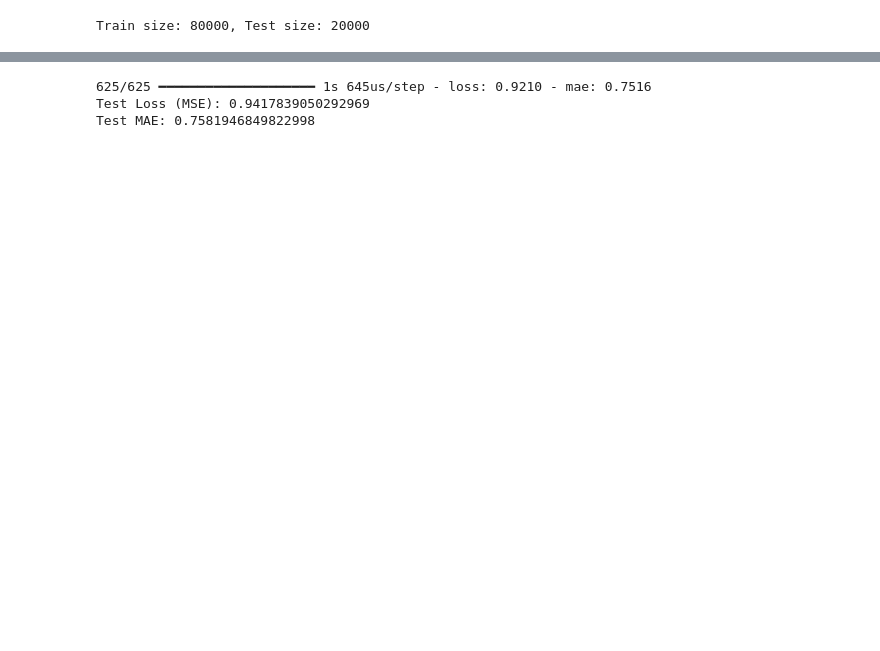
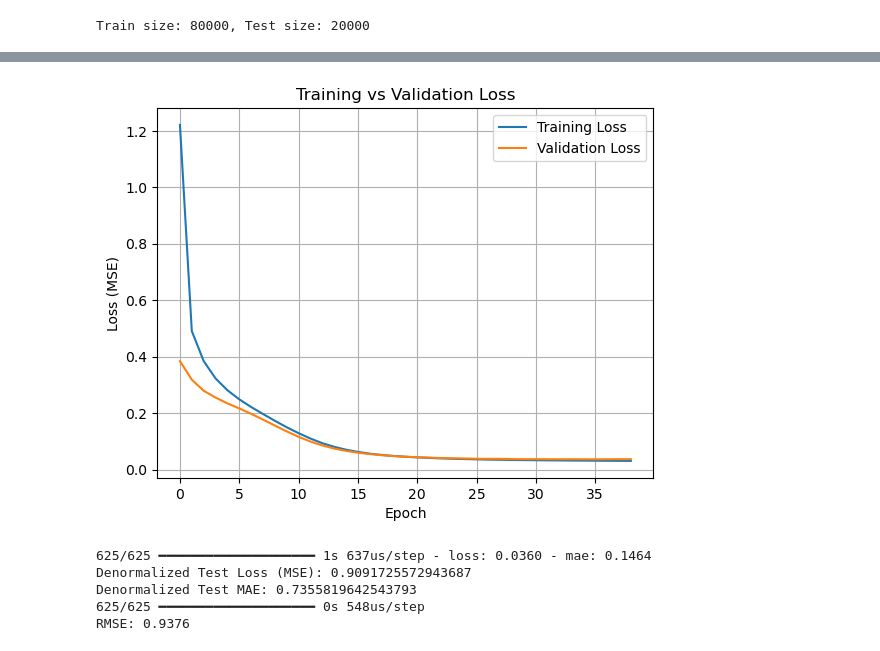
Before and after one commit to zahra5898/1404, a Jupyter notebook: recommendation-system/recommendation-system.ipynb, the cells around one changed output, grey strips where cells are left out. Cells and saved outputs as stored; diff of their text form; code cells hidden in the pictures; blank space fills up the shorter version.

```diff
--- a/recommendation-system/recommendation-system.ipynb
+++ b/recommendation-system/recommendation-system.ipynb
@@ -64,6 +67,7 @@ item_encoder = LabelEncoder()
 
 df['user'] = user_encoder.fit_transform(df['user_id'])
 df['item'] = item_encoder.fit_transform(df['movie_id'])
+df['rating'] =  df['rating'] / 5.0
 
 num_users = df['user'].nunique()
 num_items = df['item'].nunique()
@@ -169,13 +176,16 @@ train_user = train['user'].values
 train_item = train['item'].values
 train_rating = train['rating'].values
 
+early_stop = tf.keras.callbacks.EarlyStopping(monitor='val_loss', patience=3, restore_best_weights=True)
+
 # Train the model
 history = model.fit(
     [train_user, train_item],
     train_rating,
-    epochs=10,  # You can adjust the number of epochs
+    epochs=100,  # You can adjust the number of epochs
     batch_size=64,  # You can adjust the batch size
     validation_split=0.1,  # 10% of data for validation
+    callbacks=[early_stop],
     verbose=1
 )
 
@@ -201,4 +211,18 @@ Epoch 10/10
 Training completed!
+# %%
+import matplotlib.pyplot as plt
+
+# Draw training and validation loss
+plt.plot(history.history['loss'], label='Training Loss')
+plt.plot(history.history['val_loss'], label='Validation Loss')
+plt.xlabel('Epoch')
+plt.ylabel('Loss (MSE)')
+plt.title('Training vs Validation Loss')
+plt.legend()
+plt.grid(True)
+plt.show()
+# %% [output]
+[figure, added]
 # %%
 # 13. Prepare the data for testing
 test_user = test['user'].values
@@ -212,9 +236,25 @@ test_loss, test_mae = model.evaluate(
     verbose=1
 )
 
-print(f'Test Loss (MSE): {test_loss}')
-print(f'Test MAE: {test_mae}')
+# Denormalize loss and MAE
+denorm_test_loss = test_loss * (5**2)  # چون MSE هست
+denorm_test_mae = test_mae * 5         # چون MAE هست
+
+print(f'Denormalized Test Loss (MSE): {denorm_test_loss}')
+print(f'Denormalized Test MAE: {denorm_test_mae}')
+
+
+# Denormalize predictions and true ratings
+predictions = model.predict([test_user, test_item])
+preds_denorm = predictions.flatten() * 5.0
+true_denorm = test_rating * 5.0
+
+# Calculate RMSE
+rmse = np.sqrt(np.mean((preds_denorm - true_denorm) ** 2))
+print(f'RMSE: {rmse:.4f}')
 # %% [output]
-625/625 ━━━━━━━━━━━━━━━━━━━━ 1s 645us/step - loss: 0.9210 - mae: 0.7516
-Test Loss (MSE): 0.9417839050292969
-Test MAE: 0.7581946849822998
+625/625 ━━━━━━━━━━━━━━━━━━━━ 1s 637us/step - loss: 0.0360 - mae: 0.1464
+Denormalized Test Loss (MSE): 0.9091725572943687
+Denormalized Test MAE: 0.7355819642543793
+625/625 ━━━━━━━━━━━━━━━━━━━━ 0s 548us/step
+RMSE: 0.9376
```
Also changed, not shown: parts of 7 cells of this notebook.
